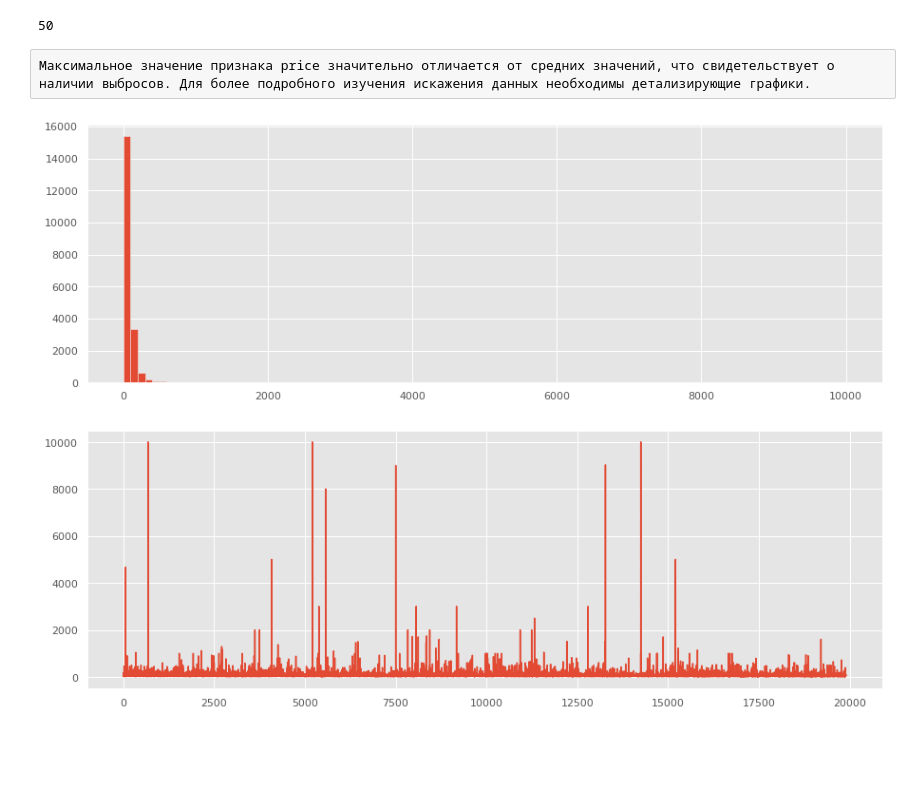
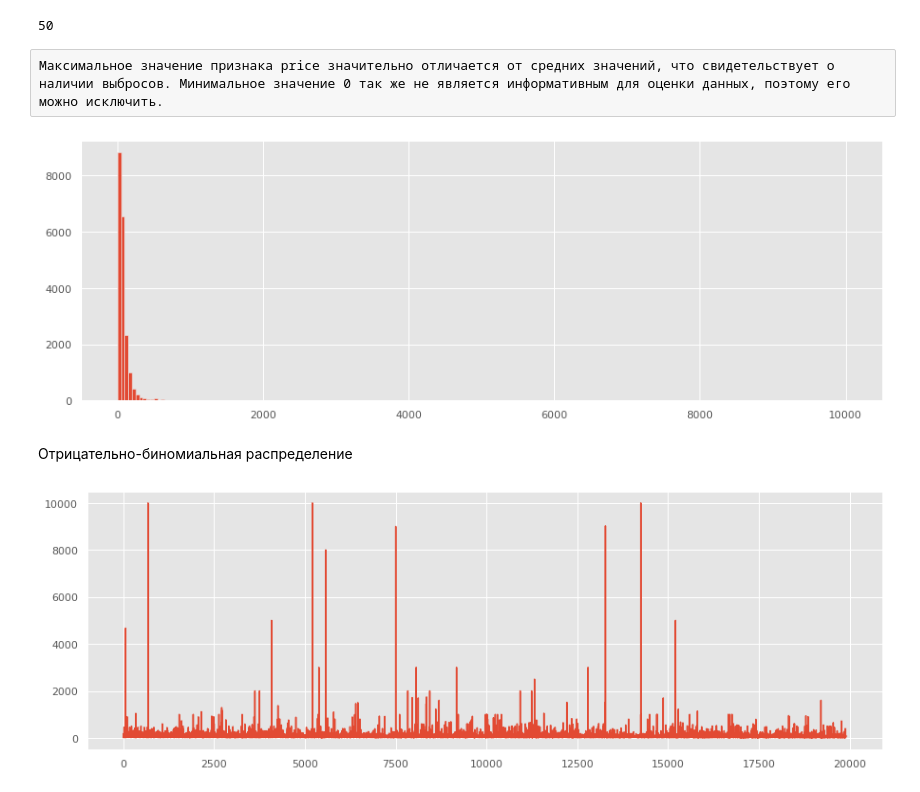
Before and after one commit to EkaterinaZernyukova/data_analysis, a Jupyter notebook: jupyter_notebook/barcelona_oct_2020.ipynb, the cells around one changed output. Saved outputs shown, nothing was run; the diff lists cells and outputs as text; code cells hidden in the pictures; blank space fills up the shorter version.

Commit message:
Barcelona Исследование данных

```diff
--- a/jupyter_notebook/barcelona_oct_2020.ipynb
+++ b/jupyter_notebook/barcelona_oct_2020.ipynb
@@ -183,5 +186,4 @@ Name: number_of_reviews, dtype: int64
 # %%
-df['last_review'] = df['last_review'].fillna(0)
 df['reviews_per_month'] = df['reviews_per_month'].fillna(0)
 # %% [raw]
           Проверка долей отсутствующих записей для каждого признака после внесения недостающих значений
@@ -233,11 +237,13 @@ df['price'].mode()[0]
 # %% [output]
 50
 # %% [raw]
-Максимальное значение признака price значительно отличается от средних значений, что свидетельствует о наличии выбросов. Для более подробного изучения искажения данных необходимы детализирующие графики.
+Максимальное значение признака price значительно отличается от средних значений, что свидетельствует о наличии выбросов. Минимальное значение 0 так же не является информативным для оценки данных, поэтому его можно исключить.
 # %%
-df['price'].hist(bins=100);
+df['price'].hist(bins=200);
 # %% [output]
-[figure, old version]
+[figure, new version]
+# %% [markdown]
+Отрицательно-биномиальная распределение
 # %%
 df["price"].plot();
 # %% [output]
```
Also changed, not shown: parts of 33 cells of this notebook.
